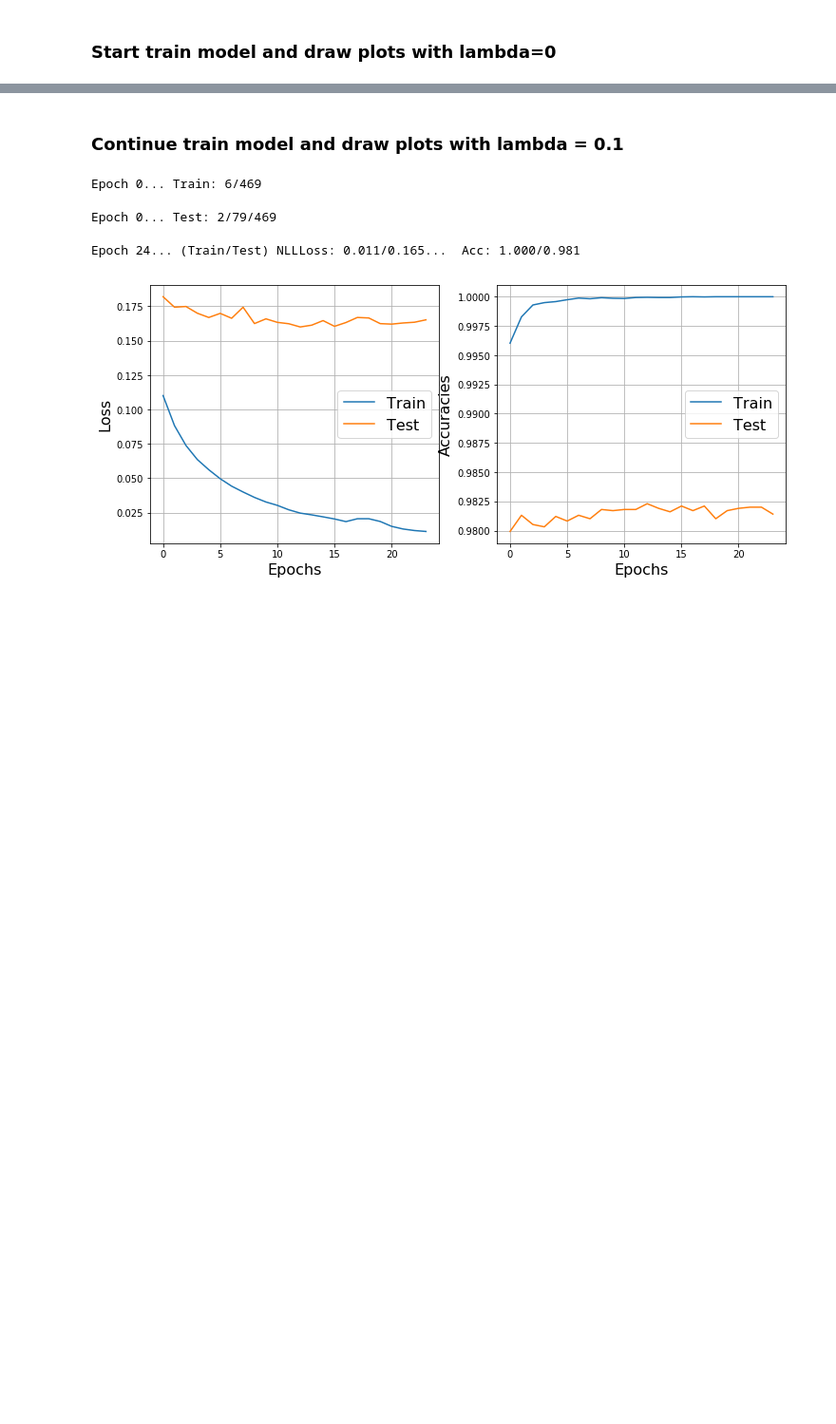
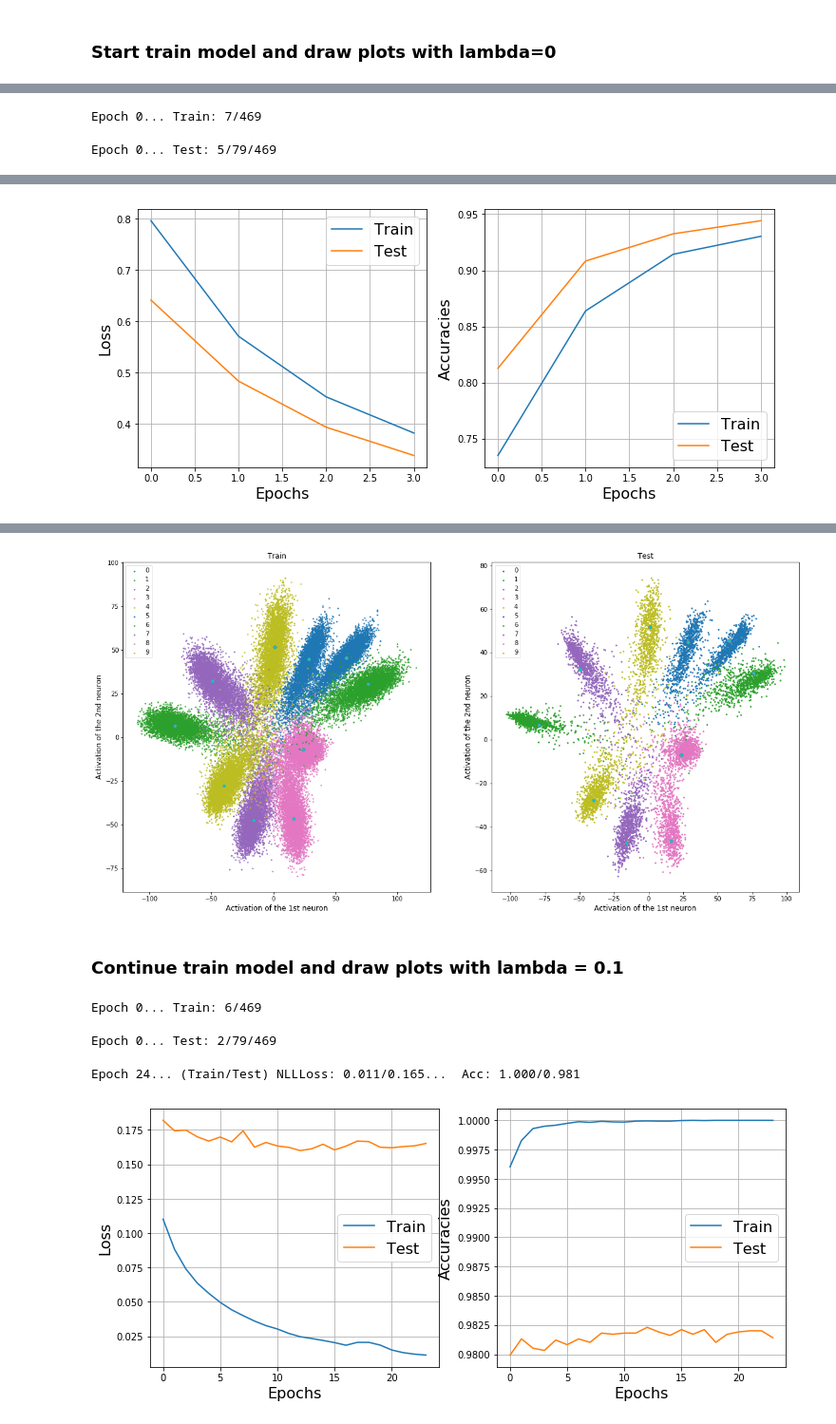
Before and after one commit to LoskutovAnton/Center-loss, a Jupyter notebook: CenterLoss.ipynb, the cells around one changed output, grey strips where cells are left out. Shown at 95% size. Drawn from its saved outputs; the diff is of its cells as text; code cells hidden in the pictures; blank space fills up the shorter version.

```diff
--- a/CenterLoss.ipynb
+++ b/CenterLoss.ipynb
@@ -296,0 +333,8 @@ Epoch 0... (Train/Test) NLLLoss: 1.184/0.993...  Acc: 0.943/0.966
+# %%
+# Create main model
+final_loss = nn.LogSoftmax(dim=1)
+model2 = LeNet(final_loss).to(device)
+get_result(model2, _lambda=0.1, delta_manualy=False, draw_centers=True)
+# %% [output]
+Epoch 0... Train: 7/469
+Epoch 0... Test: 5/79/469
@@ -296,0 +342 @@ Epoch 0... (Train/Test) NLLLoss: 1.184/0.993...  Acc: 0.943/0.966
+[figure, added]
@@ -297,3 +344,4 @@ Epoch 0... (Train/Test) NLLLoss: 1.184/0.993...  Acc: 0.943/0.966
+[figure, added]
 # %% [markdown]
 ### Continue train model and draw plots with lambda = 0.1
 # %%
```
Also changed, not shown: parts of 8 cells of this notebook.
